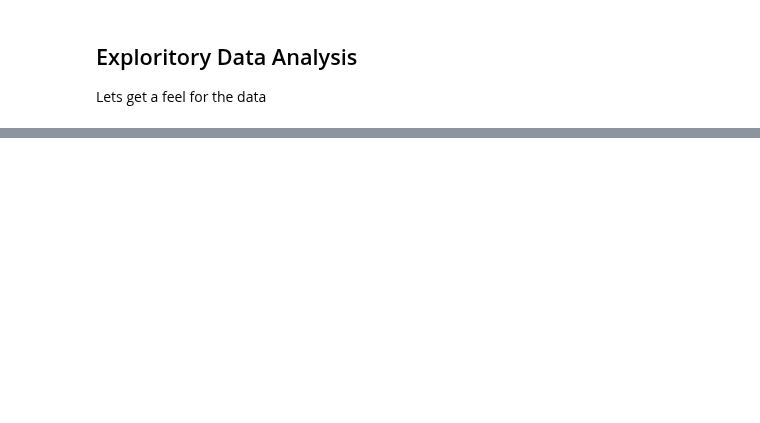
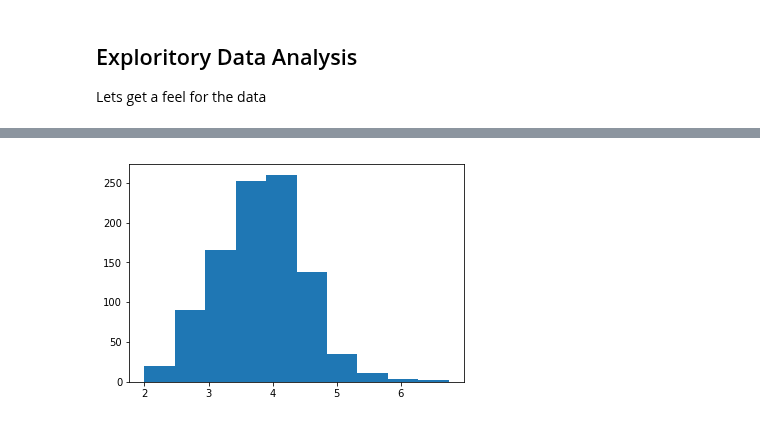
Before and after one commit to mjkern/RedditSubcultures, a Jupyter notebook: Data Analysis.ipynb, the cells around one changed output, grey strips where cells are left out. Saved outputs shown, nothing was run; the diff lists cells and outputs as text; code cells hidden in the pictures; blank space fills up the shorter version.

```diff
--- a/Data Analysis.ipynb
+++ b/Data Analysis.ipynb
@@ -242,0 +67,5 @@ plt.show()
+# %%
+plt.hist(submissions['entropy'])
+plt.show()
+# %% [output]
+[figure, added]
```
Also changed, not shown: parts of 49 cells of this notebook, 7 other files.
